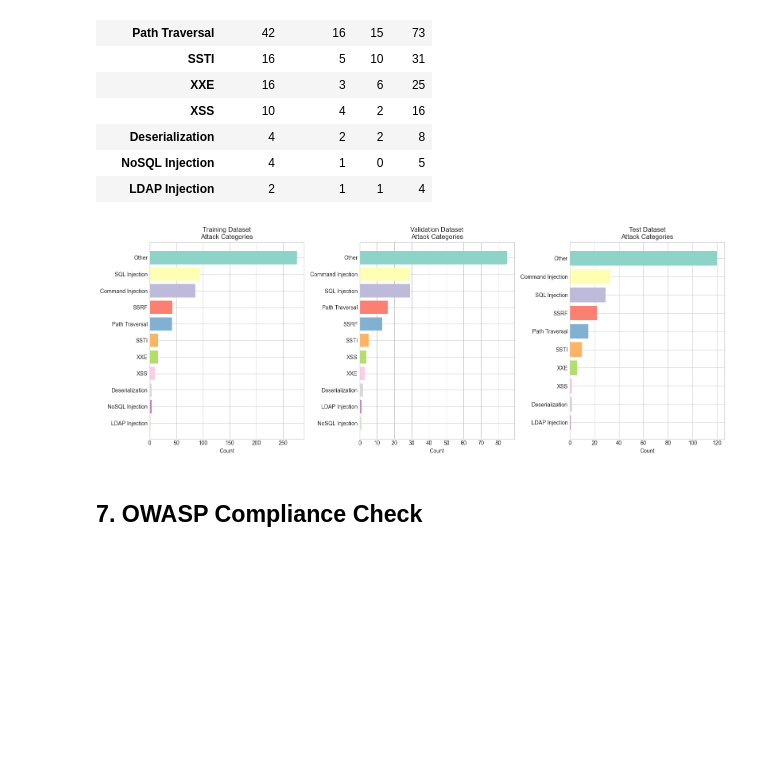
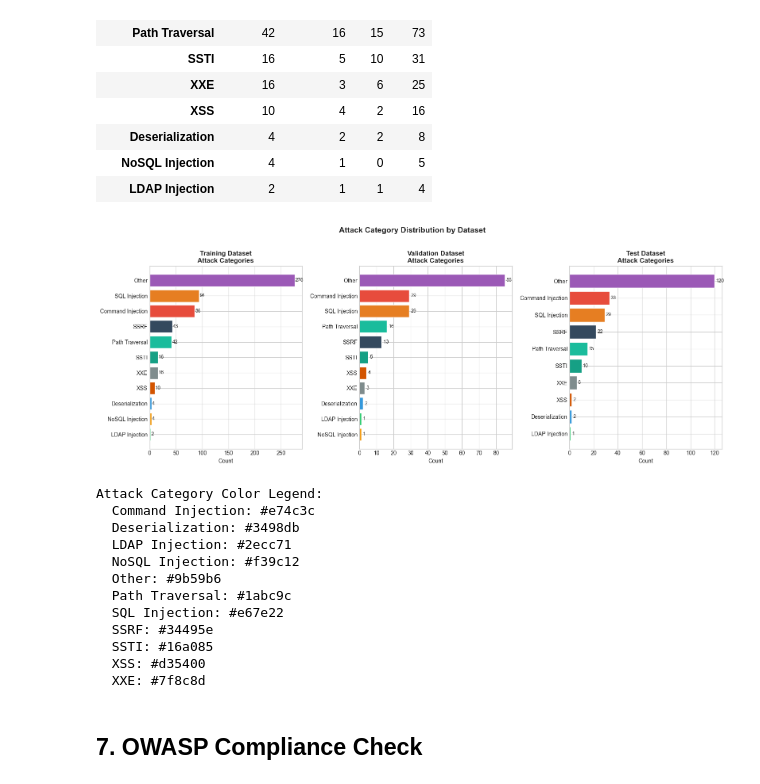
Before and after one commit to Rizwan723/MCP-Security-Proxy, a Jupyter notebook: research/notebooks/dataset_validation.ipynb, the cells around one changed output. Cells and saved outputs as stored; diff of their text form; code cells hidden in the pictures; blank space fills up the shorter version.

Commit message:
update notebook to use consistent coloring

```diff
--- a/research/notebooks/dataset_validation.ipynb
+++ b/research/notebooks/dataset_validation.ipynb
@@ -109,10 +146,9 @@ display(stats_df.round(1))
 | 1 | Validation | 32 | 376 | 188 | 188 | 50.0 | 50.0 | 11.8 | 4 | 44 |
 | 2 | Test | 32 | 2328 | 2088 | 240 | 89.7 | 10.3 | 72.8 | 8 | 251 |
 # %%
-# Visualize class distribution
+# Visualize class distribution with consistent colors
 fig, axes = plt.subplots(1, 3, figsize=(14, 4))
 
-colors = ['#2ecc71', '#e74c3c']
 targets = {'Training': '50/50', 'Validation': '50/50', 'Test': '90/10'}
 
 for idx, (name, data) in enumerate(datasets.items()):
@@ -120,11 +156,13 @@ for idx, (name, data) in enumerate(datasets.items()):
     sizes = [stats['benign'], stats['attack']]
     labels = [f"Benign\n({stats['benign_pct']:.1f}%)", f"Attack\n({stats['attack_pct']:.1f}%)"]
 
-    axes[idx].pie(sizes, labels=labels, colors=colors, autopct='', startangle=90)
+    # Use consistent CLASS_COLORS
+    axes[idx].pie(sizes, labels=labels, colors=CLASS_COLORS, autopct='', startangle=90,
+                  wedgeprops={'edgecolor': 'white', 'linewidth': 1})
     axes[idx].set_title(f"{name}\n(Target: {targets[name]}, n={stats['total_samples']})")
 
 plt.suptitle('Class Distribution by Dataset', fontsize=14, fontweight='bold')
 plt.tight_layout()
-plt.savefig('../evaluation_results/owasp_class_distribution.png', dpi=150, bbox_inches='tight')
+plt.savefig('../figures/dataset/owasp_class_distribution.png', dpi=150, bbox_inches='tight')
 plt.show()
 # %% [output]
@@ -465,22 +513,64 @@ display(cat_df)
 | NoSQL Injection | 4 | 1 | 0 | 5 |
 | LDAP Injection | 2 | 1 | 1 | 4 |
 # %%
-# Visualize attack categories
+# Visualize attack categories with consistent colors
 fig, axes = plt.subplots(1, 3, figsize=(16, 6))
+
+# Get all unique categories across datasets for consistent coloring
+all_categories = set()
+for cats in attack_cats.values():
+    all_categories.update(cats.keys())
+all_categories = sorted(all_categories)
+
+# Create category-to-color mapping (consistent across all charts)
+category_color_map = {cat: ATTACK_CATEGORY_COLORS[i % len(ATTACK_CATEGORY_COLORS)]
+                      for i, cat in enumerate(all_categories)}
+
+dataset_titles = list(attack_cats.keys())
 
 for idx, (name, cats) in enumerate(attack_cats.items()):
     if cats:
+        # Sort by count for this dataset
         sorted_cats = dict(sorted(cats.items(), key=lambda x: x[1], reverse=True))
-        axes[idx].barh(list(sorted_cats.keys()), list(sorted_cats.values()), color=plt.cm.Set3.colors)
+        categories = list(sorted_cats.keys())
+        values = list(sorted_cats.values())
+
+        # Use consistent colors from the mapping
+        colors = [category_color_map[cat] for cat in categories]
+
+        bars = axes[idx].barh(categories, values, color=colors, edgecolor='white')
         axes[idx].set_xlabel('Count')
-        axes[idx].set_title(f'{name} Dataset\nAttack Categories')
+        axes[idx].set_title(f'{name} Dataset\nAttack Categories', fontsize=12, fontweight='bold')
         axes[idx].invert_yaxis()
 
+        # Add value labels on bars
+        for bar, val in zip(bars, values):
+            axes[idx].text(bar.get_width() + 1, bar.get_y() + bar.get_height()/2,
+                          str(val), va='center', fontsize=9)
+
+plt.suptitle('Attack Category Distribution by Dataset', fontsize=14, fontweight='bold', y=1.02)
 plt.tight_layout()
-plt.savefig('../evaluation_results/owasp_attack_categories.png', dpi=150, bbox_inches='tight')
+plt.savefig('../figures/dataset/owasp_attack_categories.png', dpi=150, bbox_inches='tight')
 plt.show()
+
+# Show color legend
+print("\nAttack Category Color Legend:")
+for cat, color in category_color_map.items():
+    print(f"  {cat}: {color}")
 # %% [output]
-[figure, old version]
+[figure, new version]
+Attack Category Color Legend:
+  Command Injection: #e74c3c
+  Deserialization: #3498db
+  LDAP Injection: #2ecc71
+  NoSQL Injection: #f39c12
+  Other: #9b59b6
+  Path Traversal: #1abc9c
+  SQL Injection: #e67e22
+  SSRF: #34495e
+  SSTI: #16a085
+  XSS: #d35400
+  XXE: #7f8c8d
 # %% [markdown]
 ## 7. OWASP Compliance Check
 # %%
```
Also changed, not shown: parts of 5 cells of this notebook, 5 other files.
